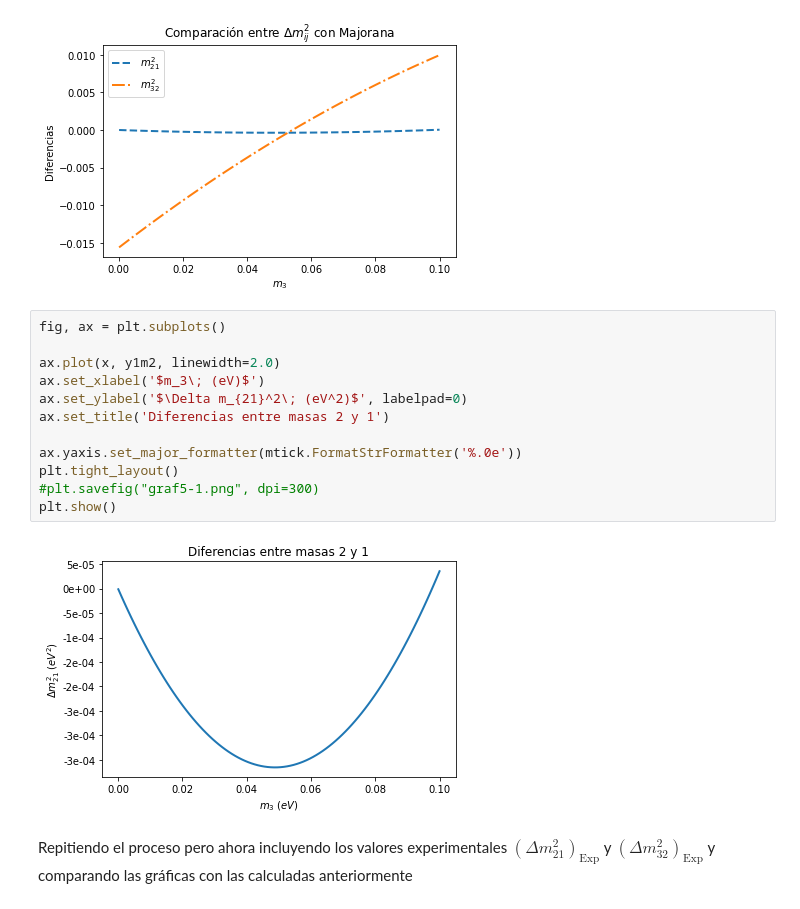
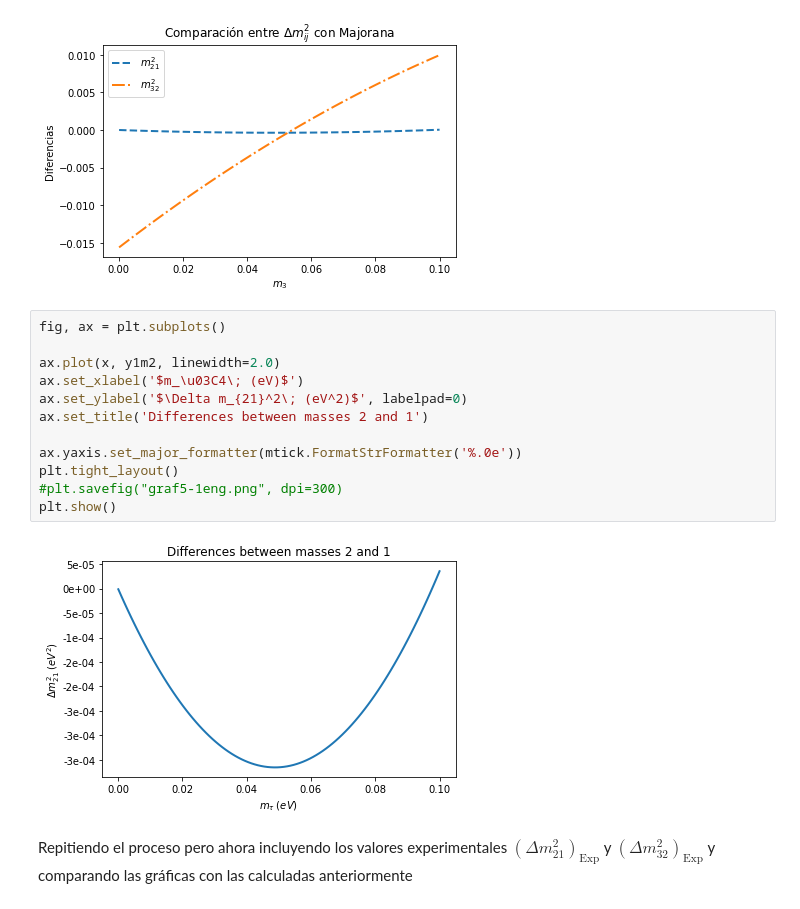
Before and after one commit to DLAbel/Neutrinos, a Jupyter notebook: Codigo_N.ipynb, the cells around one changed output. Saved outputs shown, nothing was run; the diff lists cells and outputs as text.

```diff
--- a/Codigo_N.ipynb
+++ b/Codigo_N.ipynb
@@ -303,17 +321,17 @@ plt.show()
 # %%
 fig, ax = plt.subplots()
 
 ax.plot(x, y1m2, linewidth=2.0)
-ax.set_xlabel('$m_3\; (eV)$')
+ax.set_xlabel('$m_\u03C4\; (eV)$')
 ax.set_ylabel('$\Delta m_{21}^2\; (eV^2)$', labelpad=0)
-ax.set_title('Diferencias entre masas 2 y 1')
+ax.set_title('Differences between masses 2 and 1')
 
 ax.yaxis.set_major_formatter(mtick.FormatStrFormatter('%.0e'))
 plt.tight_layout()
-#plt.savefig("graf5-1.png", dpi=300)
+#plt.savefig("graf5-1eng.png", dpi=300)
 plt.show()
 # %% [output]
-[figure, old version]
+[figure, new version]
 # %% [markdown]
 Repitiendo el proceso pero ahora incluyendo los valores experimentales $(\Delta m^2_{21})_{\mathrm{Exp}}$ y $(\Delta m^2_{32})_{\mathrm{Exp}}$ y comparando las gráficas con las calculadas anteriormente
 # %%
```
Also changed, not shown: parts of 10 cells of this notebook.
